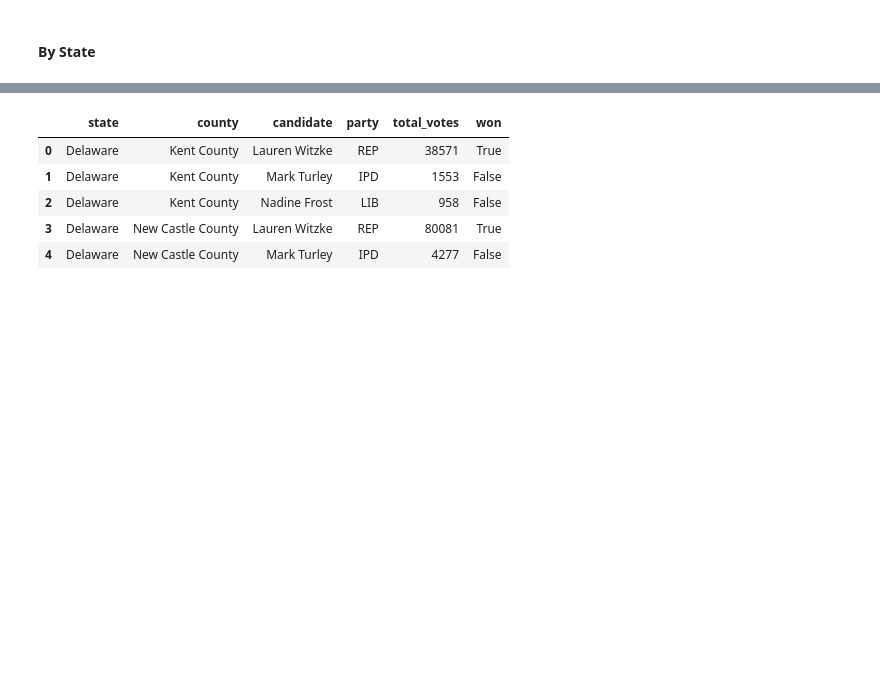
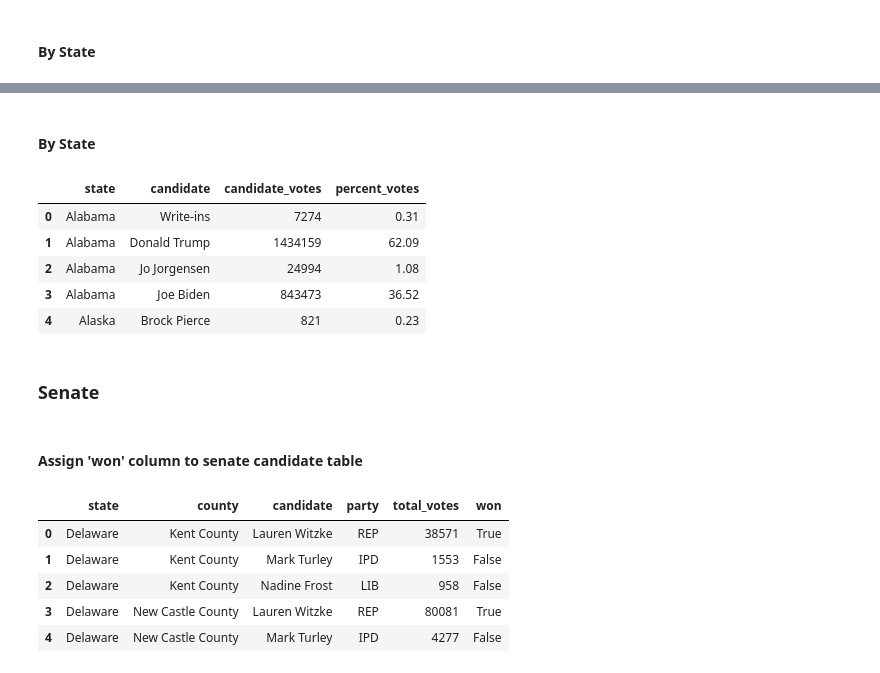
Before and after one commit to LeeProut/ETL-project, a Jupyter notebook: election2020.ipynb, the cells around one changed output, grey strips where cells are left out. Drawn from its saved outputs; the diff is of its cells as text; code cells hidden in the pictures; blank space fills up the shorter version.

```diff
--- a/election2020.ipynb
+++ b/election2020.ipynb
@@ -209 +234,26 @@ psd_st_winner_df.head()
+# %% [markdown]
+#### By State
+# %%
+# Sum of votes for each candidate for each State
+psd_st_votes = psd_result_cleaned_df.groupby(['state', 'candidate'])\
+                        .agg({'candidate_votes':sum}).reset_index(['state', 'candidate'])
+
+# Assign column of each candidate's percentage vote
+psd_st_votes = psd_st_votes.assign(percent_votes = round(psd_st_votes.candidate_votes/psd_st_votes\
+                                              .groupby(['state']).candidate_votes\
+                                              .transform('sum')*100, 2))
+
+# Display dataframe
+psd_st_votes.head()
+# %% [output]
+|  | state | candidate | candidate_votes | percent_votes |
+| 0 | Alabama | Write-ins | 7274 | 0.31 |
+| 1 | Alabama | Donald Trump | 1434159 | 62.09 |
+| 2 | Alabama | Jo Jorgensen | 24994 | 1.08 |
+| 3 | Alabama | Joe Biden | 843473 | 36.52 |
+| 4 | Alaska | Brock Pierce | 821 | 0.23 |
+# %% [markdown]
+### Senate
+# %% [markdown]
+#### Assign 'won' column to senate candidate table
 # %%
```
Also changed, not shown: parts of 68 cells of this notebook.
